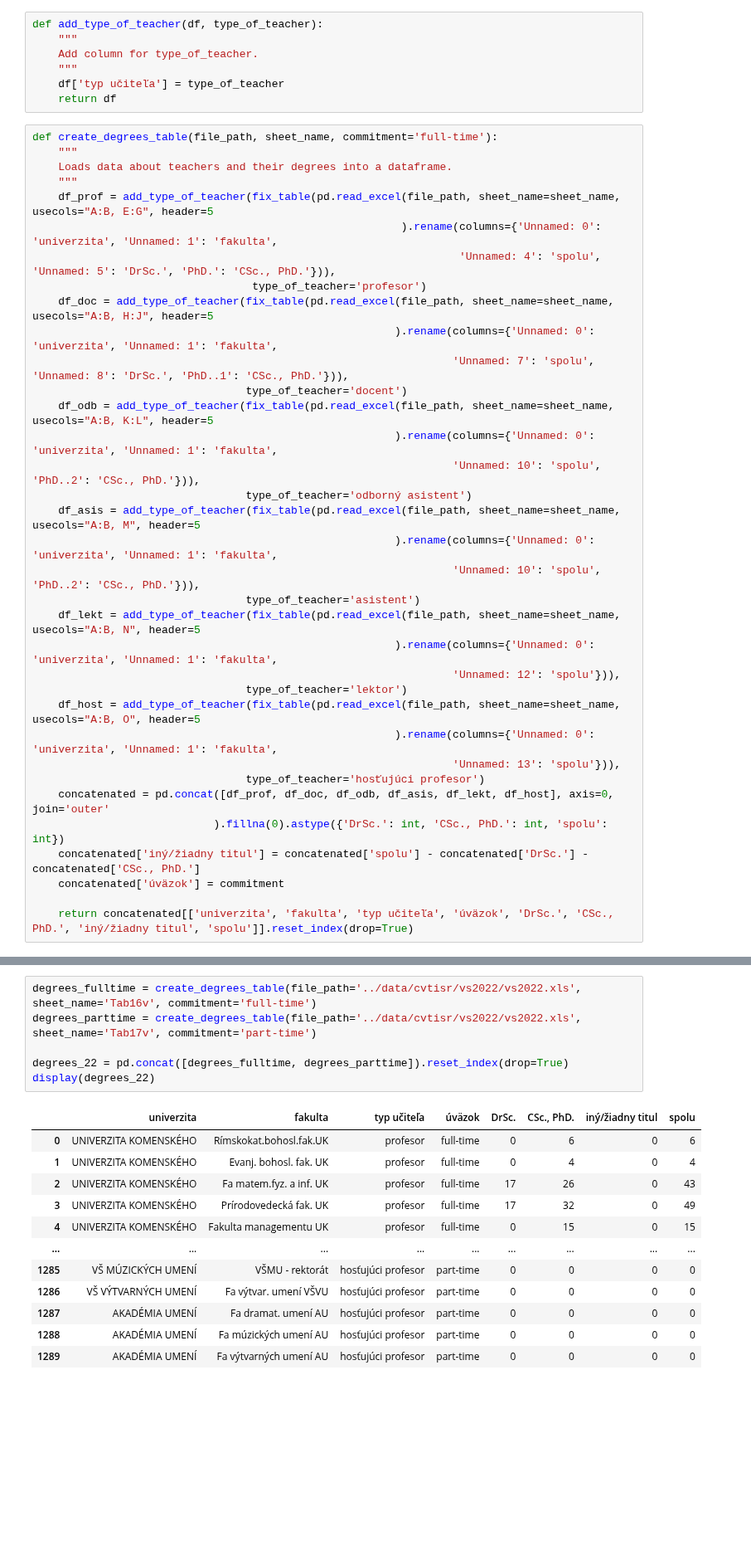
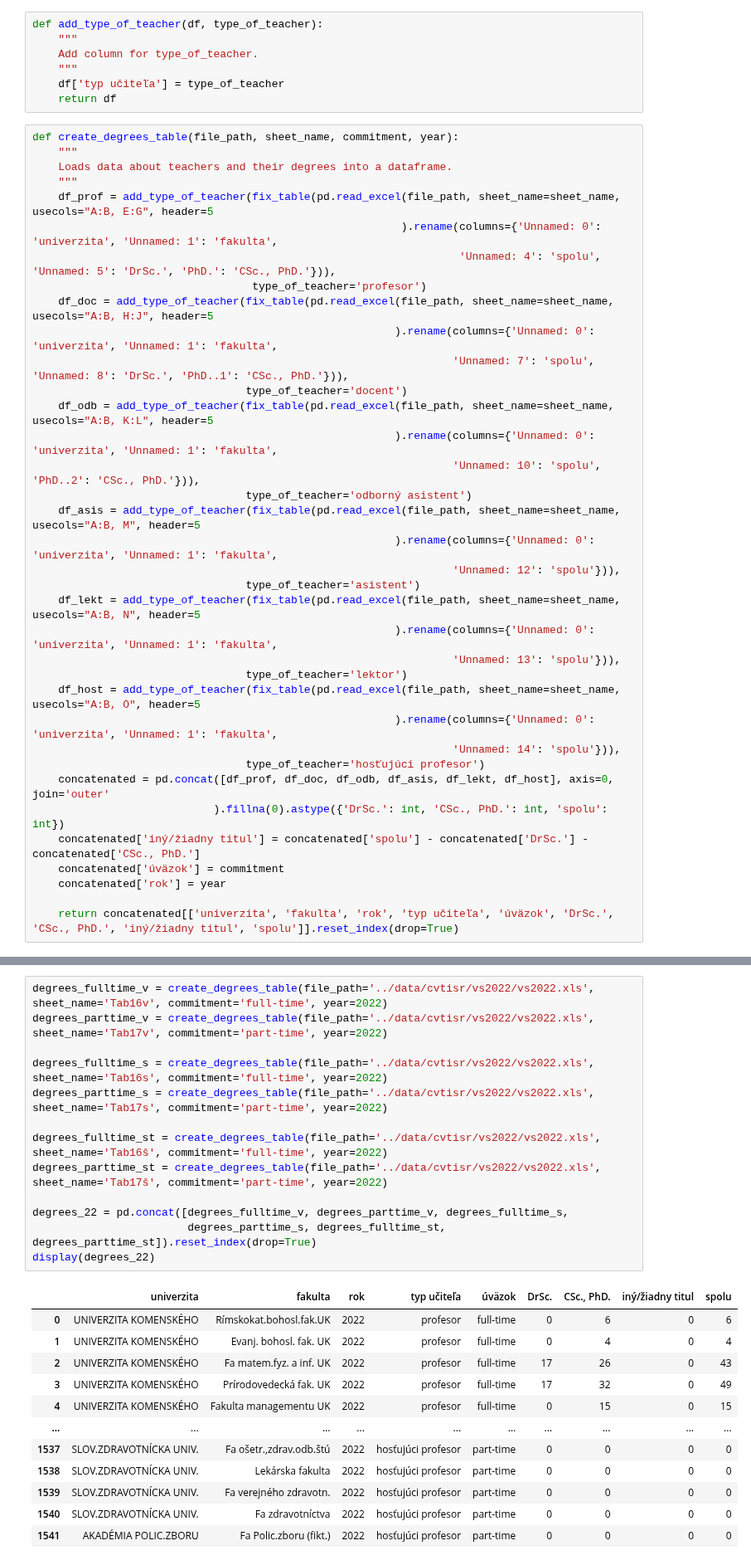
Before and after one commit to hudo16-38/pridav-project, a Jupyter notebook: preprocessing/data_preprocessing_pedagogovia_cvtisr.ipynb, the cells around one changed output, grey strips where cells are left out. Shown at 83% size. Drawn from its saved outputs; the diff is of its cells as text; blank space fills up the shorter version.

Commit message:
Reorganize preprocessing and load all 2022 cvtisr data

```diff
--- a/preprocessing/data_preprocessing_pedagogovia_cvtisr.ipynb
+++ b/preprocessing/data_preprocessing_pedagogovia_cvtisr.ipynb
@@ -54,7 +42,7 @@ def add_type_of_teacher(df, type_of_teacher):
     df['typ učiteľa'] = type_of_teacher
     return df
 # %%
-def create_degrees_table(file_path, sheet_name, commitment='full-time'):
+def create_degrees_table(file_path, sheet_name, commitment, year):
     """
     Loads data about teachers and their degrees into a dataframe.
     """
@@ -72,19 +60,20 @@ def create_degrees_table(file_path, sheet_name, commitment='full-time'):
                                  type_of_teacher='odborný asistent')
     df_asis = add_type_of_teacher(fix_table(pd.read_excel(file_path, sheet_name=sheet_name, usecols="A:B, M", header=5
                                                         ).rename(columns={'Unnamed: 0': 'univerzita', 'Unnamed: 1': 'fakulta',
-                                                                 'Unnamed: 10': 'spolu', 'PhD..2': 'CSc., PhD.'})),
+                                                                 'Unnamed: 12': 'spolu'})),
                                  type_of_teacher='asistent')
     df_lekt = add_type_of_teacher(fix_table(pd.read_excel(file_path, sheet_name=sheet_name, usecols="A:B, N", header=5
                                                         ).rename(columns={'Unnamed: 0': 'univerzita', 'Unnamed: 1': 'fakulta',
-                                                                 'Unnamed: 12': 'spolu'})),
+                                                                 'Unnamed: 13': 'spolu'})),
                                  type_of_teacher='lektor')
     df_host = add_type_of_teacher(fix_table(pd.read_excel(file_path, sheet_name=sheet_name, usecols="A:B, O", header=5
                                                         ).rename(columns={'Unnamed: 0': 'univerzita', 'Unnamed: 1': 'fakulta',
-                                                                 'Unnamed: 13': 'spolu'})),
+                                                                 'Unnamed: 14': 'spolu'})),
                                  type_of_teacher='hosťujúci profesor')
     concatenated = pd.concat([df_prof, df_doc, df_odb, df_asis, df_lekt, df_host], axis=0, join='outer'
                             ).fillna(0).astype({'DrSc.': int, 'CSc., PhD.': int, 'spolu': int})
     concatenated['iný/žiadny titul'] = concatenated['spolu'] - concatenated['DrSc.'] - concatenated['CSc., PhD.']
     concatenated['úväzok'] = commitment
+    concatenated['rok'] = year
 
-    return concatenated[['univerzita', 'fakulta', 'typ učiteľa', 'úväzok', 'DrSc.', 'CSc., PhD.', 'iný/žiadny titul', 'spolu']].reset_index(drop=True)
+    return concatenated[['univerzita', 'fakulta', 'rok', 'typ učiteľa', 'úväzok', 'DrSc.', 'CSc., PhD.', 'iný/žiadny titul', 'spolu']].reset_index(drop=True)
@@ -91,19 +152,26 @@ def create_degrees_table(file_path, sheet_name, commitment='full-time'):
 # %%
-degrees_fulltime = create_degrees_table(file_path='../data/cvtisr/vs2022/vs2022.xls', sheet_name='Tab16v', commitment='full-time')
-degrees_parttime = create_degrees_table(file_path='../data/cvtisr/vs2022/vs2022.xls', sheet_name='Tab17v', commitment='part-time')
+degrees_fulltime_v = create_degrees_table(file_path='../data/cvtisr/vs2022/vs2022.xls', sheet_name='Tab16v', commitment='full-time', year=2022)
+degrees_parttime_v = create_degrees_table(file_path='../data/cvtisr/vs2022/vs2022.xls', sheet_name='Tab17v', commitment='part-time', year=2022)
 
-degrees_22 = pd.concat([degrees_fulltime, degrees_parttime]).reset_index(drop=True)
+degrees_fulltime_s = create_degrees_table(file_path='../data/cvtisr/vs2022/vs2022.xls', sheet_name='Tab16s', commitment='full-time', year=2022)
+degrees_parttime_s = create_degrees_table(file_path='../data/cvtisr/vs2022/vs2022.xls', sheet_name='Tab17s', commitment='part-time', year=2022)
+
+degrees_fulltime_st = create_degrees_table(file_path='../data/cvtisr/vs2022/vs2022.xls', sheet_name='Tab16š', commitment='full-time', year=2022)
+degrees_parttime_st = create_degrees_table(file_path='../data/cvtisr/vs2022/vs2022.xls', sheet_name='Tab17š', commitment='part-time', year=2022)
+
+degrees_22 = pd.concat([degrees_fulltime_v, degrees_parttime_v, degrees_fulltime_s,
+                        degrees_parttime_s, degrees_fulltime_st, degrees_parttime_st]).reset_index(drop=True)
 display(degrees_22)
 # %% [output]
-|  | univerzita | fakulta | typ učiteľa | úväzok | DrSc. | CSc., PhD. | iný/žiadny titul | spolu |
-| 0 | UNIVERZITA KOMENSKÉHO | Rímskokat.bohosl.fak.UK | profesor | full-time | 0 | 6 | 0 | 6 |
-| 1 | UNIVERZITA KOMENSKÉHO | Evanj. bohosl. fak. UK | profesor | full-time | 0 | 4 | 0 | 4 |
-| 2 | UNIVERZITA KOMENSKÉHO | Fa matem.fyz. a inf. UK | profesor | full-time | 17 | 26 | 0 | 43 |
-| 3 | UNIVERZITA KOMENSKÉHO | Prírodovedecká fak. UK | profesor | full-time | 17 | 32 | 0 | 49 |
-| 4 | UNIVERZITA KOMENSKÉHO | Fakulta managementu UK | profesor | full-time | 0 | 15 | 0 | 15 |
-| ... | ... | ... | ... | ... | ... | ... | ... | ... |
-| 1285 | VŠ MÚZICKÝCH UMENÍ | VŠMU - rektorát | hosťujúci profesor | part-time | 0 | 0 | 0 | 0 |
-| 1286 | VŠ VÝTVARNÝCH UMENÍ | Fa výtvar. umení VŠVU | hosťujúci profesor | part-time | 0 | 0 | 0 | 0 |
-| 1287 | AKADÉMIA UMENÍ | Fa dramat. umení AU | hosťujúci profesor | part-time | 0 | 0 | 0 | 0 |
-| 1288 | AKADÉMIA UMENÍ | Fa múzických umení AU | hosťujúci profesor | part-time | 0 | 0 | 0 | 0 |
-| 1289 | AKADÉMIA UMENÍ | Fa výtvarných umení AU | hosťujúci profesor | part-time | 0 | 0 | 0 | 0 |
+|  | univerzita | fakulta | rok | typ učiteľa | úväzok | DrSc. | CSc., PhD. | iný/žiadny titul | spolu |
+| 0 | UNIVERZITA KOMENSKÉHO | Rímskokat.bohosl.fak.UK | 2022 | profesor | full-time | 0 | 6 | 0 | 6 |
+| 1 | UNIVERZITA KOMENSKÉHO | Evanj. bohosl. fak. UK | 2022 | profesor | full-time | 0 | 4 | 0 | 4 |
+| 2 | UNIVERZITA KOMENSKÉHO | Fa matem.fyz. a inf. UK | 2022 | profesor | full-time | 17 | 26 | 0 | 43 |
+| 3 | UNIVERZITA KOMENSKÉHO | Prírodovedecká fak. UK | 2022 | profesor | full-time | 17 | 32 | 0 | 49 |
+| 4 | UNIVERZITA KOMENSKÉHO | Fakulta managementu UK | 2022 | profesor | full-time | 0 | 15 | 0 | 15 |
+| ... | ... | ... | ... | ... | ... | ... | ... | ... | ... |
+| 1537 | SLOV.ZDRAVOTNÍCKA UNIV. | Fa ošetr.,zdrav.odb.štú | 2022 | hosťujúci profesor | part-time | 0 | 0 | 0 | 0 |
+| 1538 | SLOV.ZDRAVOTNÍCKA UNIV. | Lekárska fakulta | 2022 | hosťujúci profesor | part-time | 0 | 0 | 0 | 0 |
+| 1539 | SLOV.ZDRAVOTNÍCKA UNIV. | Fa verejného zdravotn. | 2022 | hosťujúci profesor | part-time | 0 | 0 | 0 | 0 |
+| 1540 | SLOV.ZDRAVOTNÍCKA UNIV. | Fa zdravotníctva | 2022 | hosťujúci profesor | part-time | 0 | 0 | 0 | 0 |
+| 1541 | AKADÉMIA POLIC.ZBORU | Fa Polic.zboru (fikt.) | 2022 | hosťujúci profesor | part-time | 0 | 0 | 0 | 0 |
```
Also changed, not shown: parts of 12 cells of this notebook.
